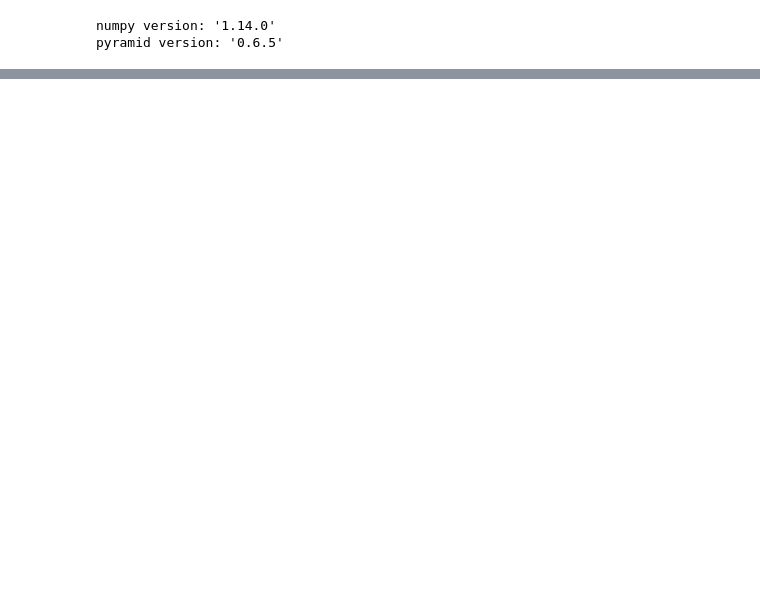
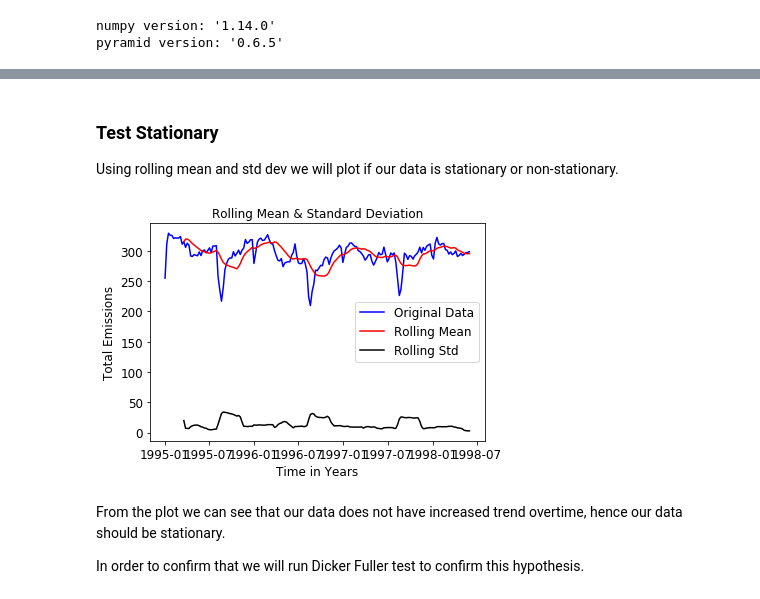
Before and after one commit to Cobrijani/prescient, a Jupyter notebook: src/notebooks/PowerSupply.ipynb, the cells around one changed output, grey strips where cells are left out. Drawn from its saved outputs; the diff is of its cells as text; code cells hidden in the pictures; blank space fills up the shorter version.

```diff
--- a/src/notebooks/PowerSupply.ipynb
+++ b/src/notebooks/PowerSupply.ipynb
@@ -69,0 +92,31 @@ y = pd.Series(y)
+# %% [markdown]
+### Test Stationary
+
+Using rolling mean and std dev we will plot if our data is stationary or non-stationary.
+# %%
+def test_stationary_plot(ts):
+    fontsize = 12
+    figsize = (12,8)
+    rol_mean = ts.rolling(window = 12, center = False).mean()
+    rol_std = ts.rolling(window = 12, center = False).std()
+
+    plt.plot(ts, color = 'blue',label = 'Original Data')
+    plt.plot(rol_mean, color = 'red', label = 'Rolling Mean')
+    plt.plot(rol_std, color ='black', label = 'Rolling Std')
+    plt.xticks(fontsize = fontsize)
+    plt.yticks(fontsize = fontsize)
+
+    plt.xlabel('Time in Years', fontsize = fontsize)
+    plt.ylabel('Total Emissions', fontsize = fontsize)
+    plt.legend(loc='best', fontsize = fontsize)
+    plt.title('Rolling Mean & Standard Deviation', fontsize = fontsize)
+    plt.show(block= True)
+
+
+test_stationary_plot(x)
+# %% [output]
+[figure, added]
+# %% [markdown]
+From the plot we can see that our data does not have increased trend overtime, hence our data should be stationary.
+
+In order to confirm that we will run Dicker Fuller test to confirm this hypothesis.
```
Also changed, not shown: parts of 13 cells of this notebook.
